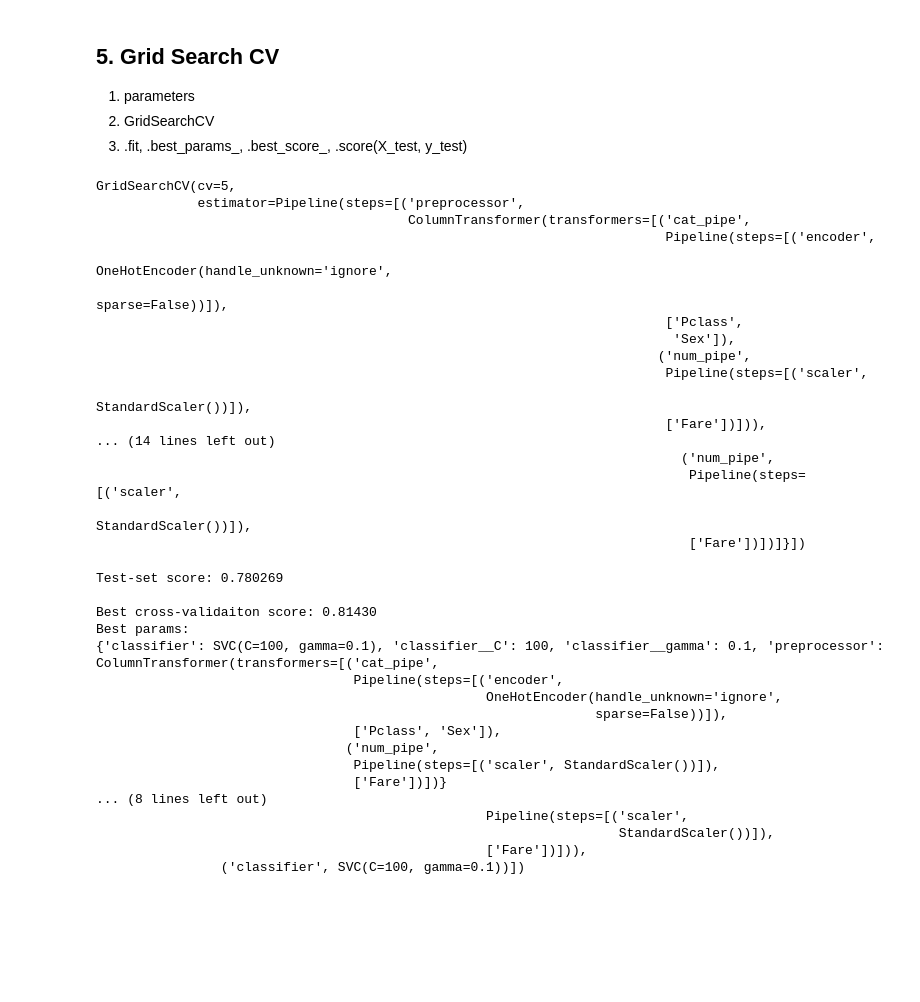
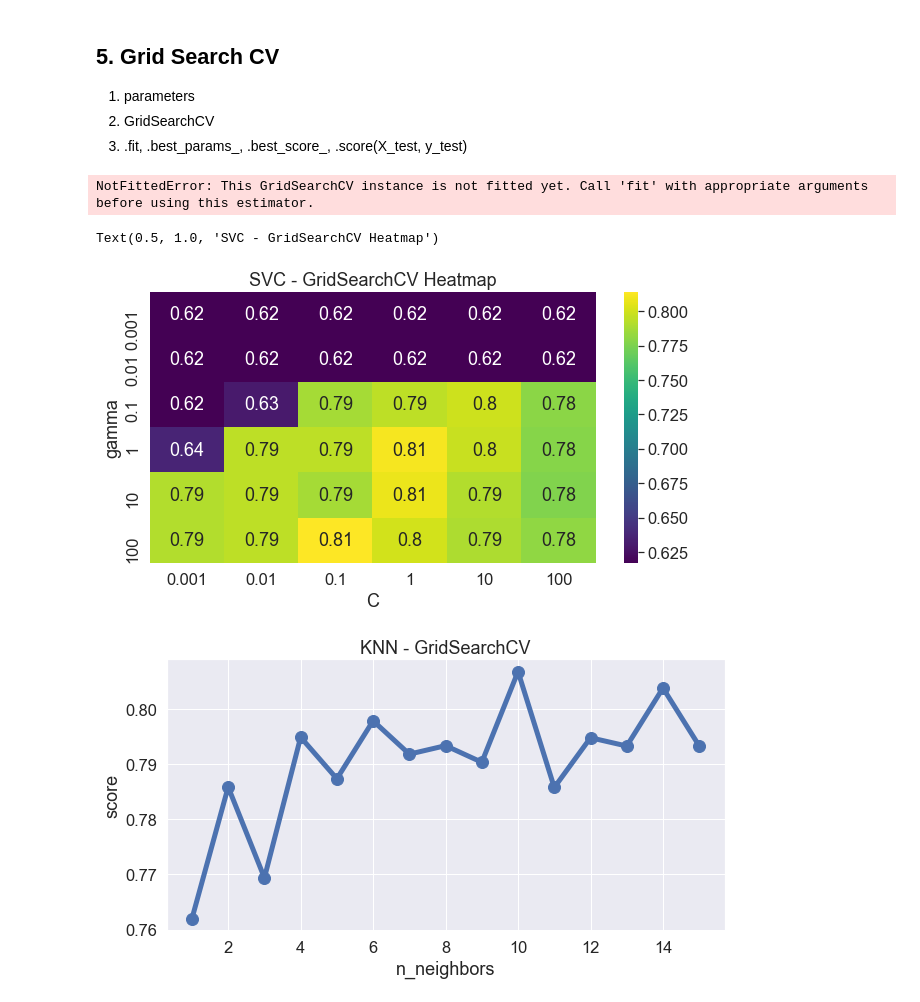
Before and after one commit to royceto/taitanic, a Jupyter notebook: 8_new_pipeline.ipynb, the cells around one changed output. Cells and saved outputs as stored; diff of their text form; code cells hidden in the pictures; blank space fills up the shorter version.

```diff
--- a/8_new_pipeline.ipynb
+++ b/8_new_pipeline.ipynb
@@ -140,25 +165,6 @@ param_grid = [
 ]
 # %%
 grid = GridSearchCV(pipe, param_grid=param_grid, cv=5)
-grid.fit(X_train, np.ravel(y_train))
-# %% [output]
-GridSearchCV(cv=5,
-             estimator=Pipeline(steps=[('preprocessor',
-                                        ColumnTransformer(transformers=[('cat_pipe',
-                                                                         Pipeline(steps=[('encoder',
-                                                                                          OneHotEncoder(handle_unknown='ignore',
-                                                                                                        sparse=False))]),
-                                                                         ['Pclass',
-                                                                          'Sex']),
-                                                                        ('num_pipe',
-                                                                         Pipeline(steps=[('scaler',
-                                                                                          StandardScaler())]),
-                                                                         ['Fare'])])),
-... (14 lines left out)
-                                                                           ('num_pipe',
-                                                                            Pipeline(steps=[('scaler',
-                                                                                             StandardScaler())]),
-                                                                            ['Fare'])])]}])
 # %%
 print(
     "Test-set score: {:5f}\n".format(grid.score(X_test, y_test))
@@ -173,20 +179,47 @@ print(
     "Best best_estimator_: {}".format(grid.best_estimator_)
 )
 # %% [output]
-Test-set score: 0.780269
-
-Best cross-validaiton score: 0.81430
-Best params:
-{'classifier': SVC(C=100, gamma=0.1), 'classifier__C': 100, 'classifier__gamma': 0.1, 'preprocessor': ColumnTransformer(transformers=[('cat_pipe',
-                                 Pipeline(steps=[('encoder',
-                                                  OneHotEncoder(handle_unknown='ignore',
-                                                                sparse=False))]),
-                                 ['Pclass', 'Sex']),
-                                ('num_pipe',
-                                 Pipeline(steps=[('scaler', StandardScaler())]),
-                                 ['Fare'])])}
-... (8 lines left out)
-                                                  Pipeline(steps=[('scaler',
-                                                                   StandardScaler())]),
-                                                  ['Fare'])])),
-                ('classifier', SVC(C=100, gamma=0.1))])
+NotFittedError: This GridSearchCV instance is not fitted yet. Call 'fit' with appropriate arguments before using this estimator.
+# %%
+#grid.cv_results_ is a dictionary
+#list(grid.cv_results_.keys())
+cv_results = pd.DataFrame(grid.cv_results_)
+# %%
+mean_test_score = np.array(cv_results[0:36]["mean_test_score"]).reshape(6,6)
+
+plt.figure(figsize=(10,5))
+sns.set(font_scale=1.5)
+
+sns.heatmap(
+    mean_test_score,
+    annot=True,
+    cmap="viridis",
+    xticklabels=param_grid[0]["classifier__C"],
+    yticklabels=param_grid[0]["classifier__gamma"]
+)
+
+#titles, x,y-labels
+plt.xlabel("C")
+plt.ylabel("gamma")
+plt.title("SVC - GridSearchCV Heatmap")
+# %% [output]
+Text(0.5, 1.0, 'SVC - GridSearchCV Heatmap')
+[figure, added]
+# %%
+plt.figure(figsize=(10,5))
+sns.set(font_scale=1.5)
+
+plt.plot(
+    cv_results[36:51]["param_classifier__n_neighbors"],
+    cv_results[36:51]["mean_test_score"],
+    linewidth=5,
+    marker="o",
+    markersize=12
+)
+
+plt.xlabel("n_neighbors")
+plt.ylabel("score")
+plt.title("KNN - GridSearchCV")
+plt.show()
+# %% [output]
+[figure, added]
```
Also changed, not shown: parts of 14 cells of this notebook.
